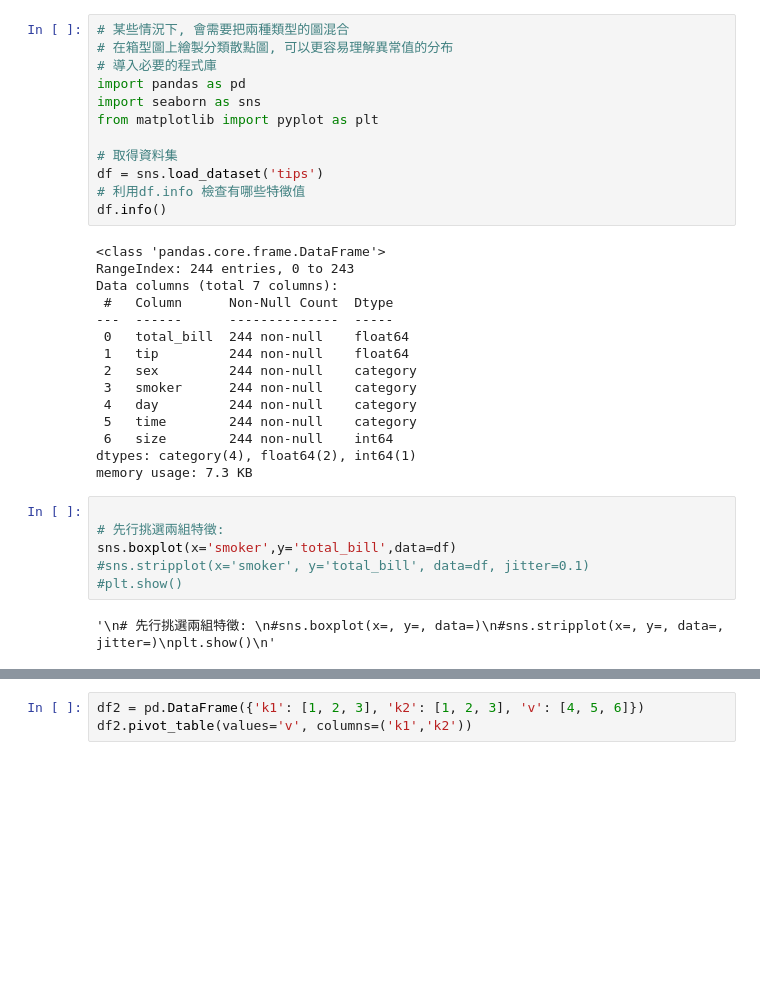
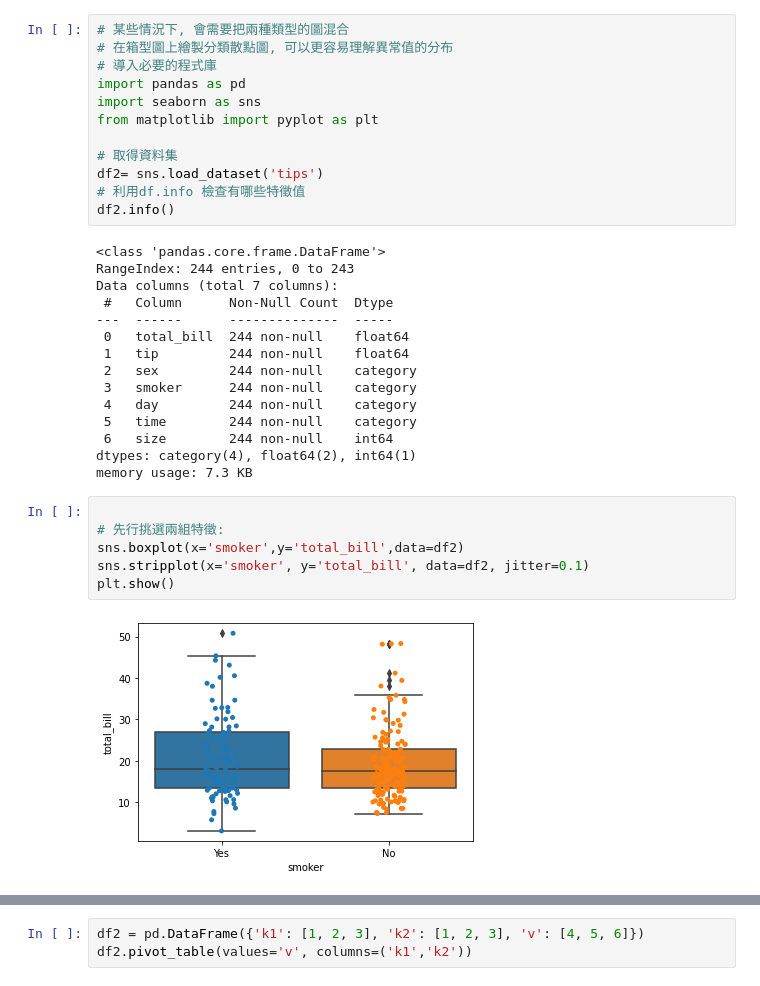
Before and after one commit to Huan-Ting/ML100Days, a Jupyter notebook: homework/D21_HW.ipynb, the cells around one changed output, grey strips where cells are left out. Cells and saved outputs as stored; diff of their text form; blank space fills up the shorter version.

```diff
--- a/homework/D21_HW.ipynb
+++ b/homework/D21_HW.ipynb
@@ -104,9 +76,9 @@ import seaborn as sns
 from matplotlib import pyplot as plt
 
 # 取得資料集
-df = sns.load_dataset('tips')
+df2= sns.load_dataset('tips')
 # 利用df.info 檢查有哪些特徵值
-df.info()
+df2.info()
 # %% [output]
 <class 'pandas.core.frame.DataFrame'>
 RangeIndex: 244 entries, 0 to 243
@@ -125,8 +97,8 @@ memory usage: 7.3 KB
 # %%
 
 # 先行挑選兩組特徵:
-sns.boxplot(x='smoker',y='total_bill',data=df)
-#sns.stripplot(x='smoker', y='total_bill', data=df, jitter=0.1)
-#plt.show()
+sns.boxplot(x='smoker',y='total_bill',data=df2)
+sns.stripplot(x='smoker', y='total_bill', data=df2, jitter=0.1)
+plt.show()
 # %% [output]
-'\n# 先行挑選兩組特徵: \n#sns.boxplot(x=, y=, data=)\n#sns.stripplot(x=, y=, data=, jitter=)\nplt.show()\n'
+[figure, added]
```
Also changed, not shown: parts of 3 cells of this notebook.
